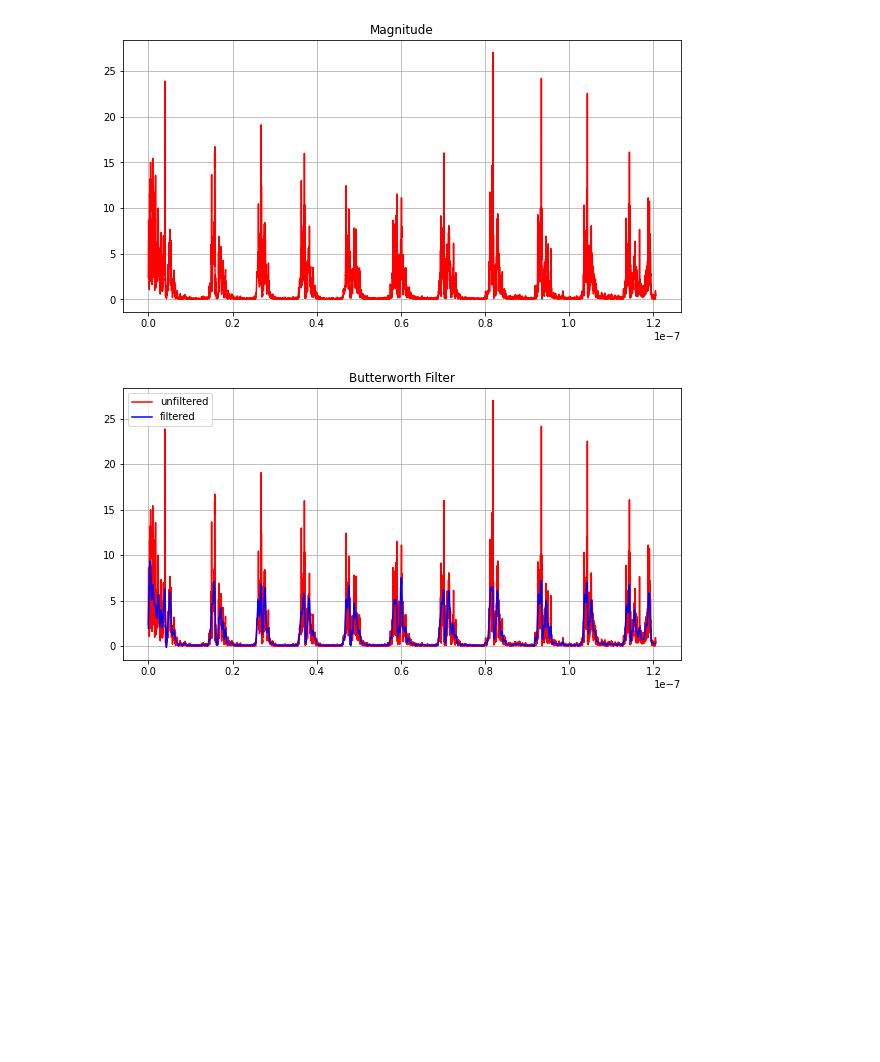
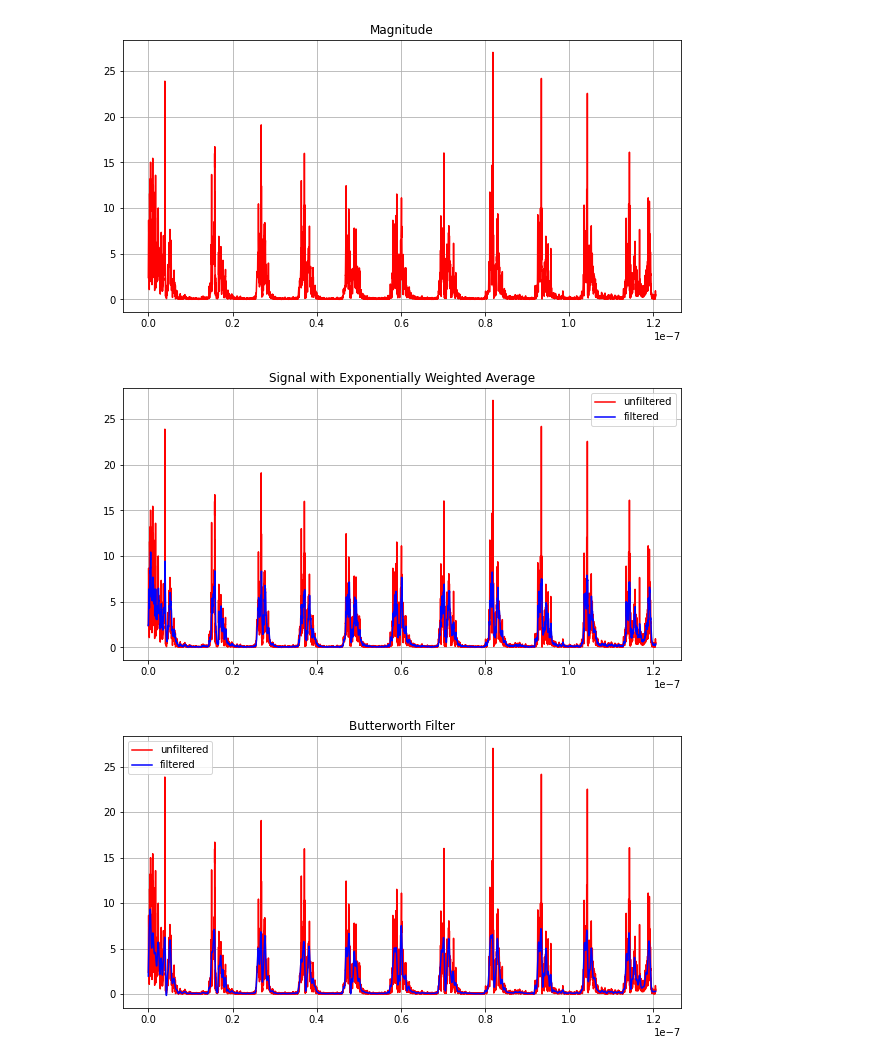
Before and after one commit to tinnytintin10/fall-detection, a Jupyter notebook: fall_detection.ipynb, the cells around one changed output. Cells and saved outputs as stored; diff of their text form; code cells hidden in the pictures; blank space fills up the shorter version.

Commit message:
added smoothing

```diff
--- a/fall_detection.ipynb
+++ b/fall_detection.ipynb
@@ -56,4 +56,21 @@ pl.grid()
 pl.show()
 # %% [output]
 [figure]
+# %%
+# Smoothing applied via the exponentially weighted average
+exp_weight = []
+exp_weight.append(signal[0])
+
+for x in range(1, len(signal)):
+    exp_weight.append(exp_weight[x-1] + 1/10 * (signal[x-1] - exp_weight[x-1]))
+
+plt.figure(figsize=(10,5))
+pl.plot(timestamps, signal, 'r-', label='unfiltered')
+pl.plot(timestamps, exp_weight, 'b-',label='filtered')
+plt.title("Signal with Exponentially Weighted Average")
+pl.legend(loc='upper right')
+pl.grid()
+pl.show()
+# %% [output]
+[figure, added]
 # %%
```
Also changed, not shown: parts of 6 cells of this notebook.
